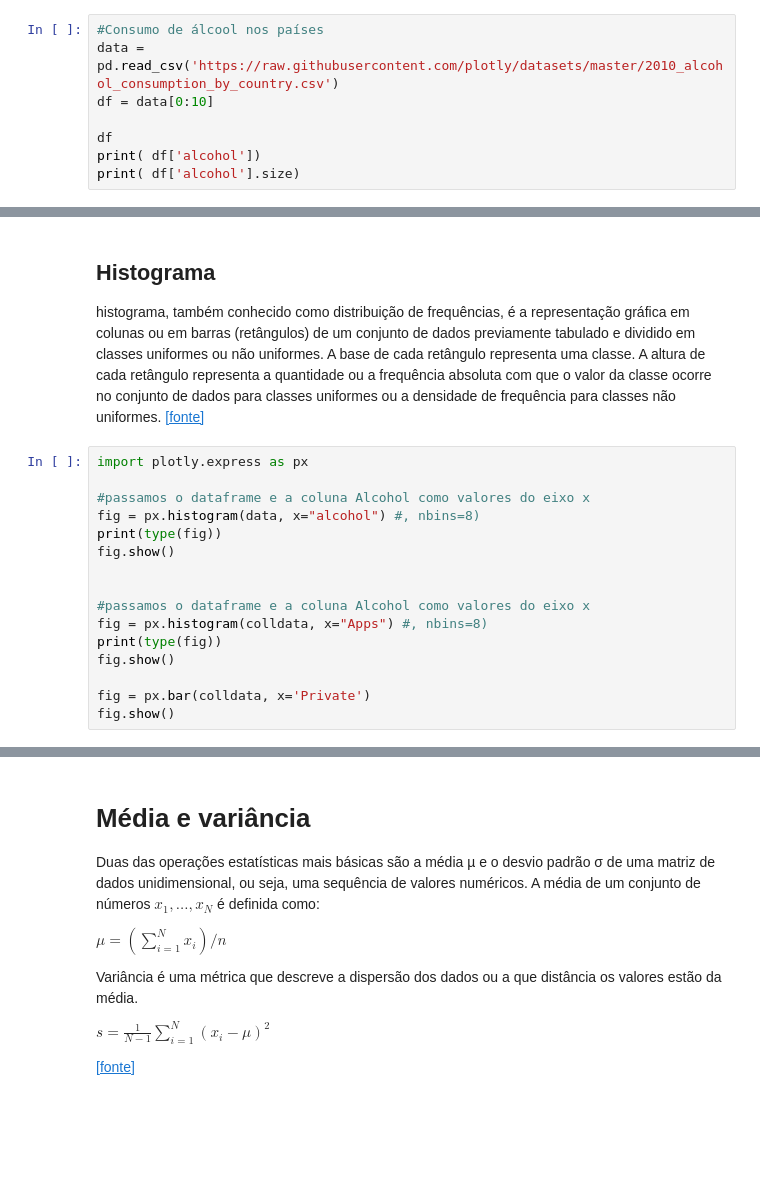
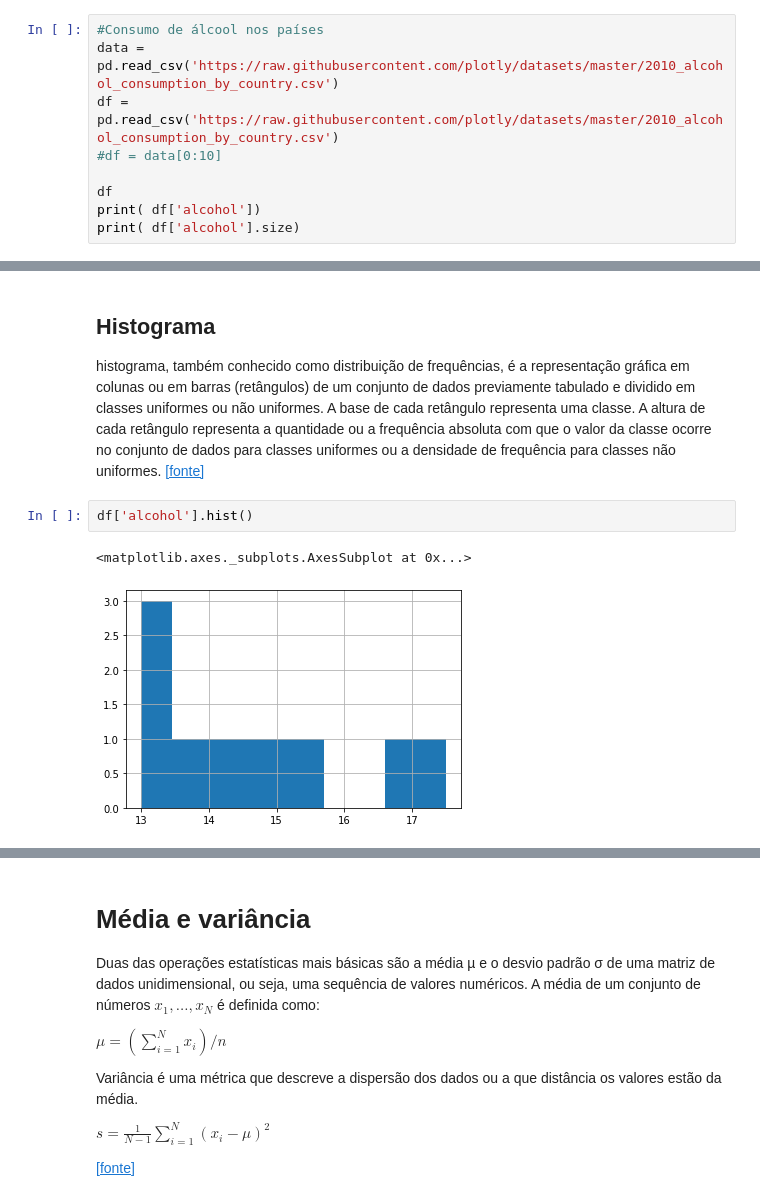
Before and after one commit to JoseCarlos458/10-estatistica, a Jupyter notebook: introducao.ipynb, the cells around one changed output, grey strips where cells are left out. Saved outputs shown, nothing was run; the diff lists cells and outputs as text; blank space fills up the shorter version.

```diff
--- a/introducao.ipynb
+++ b/introducao.ipynb
@@ -15,7 +11,8 @@ import matplotlib.pyplot as plt
 # %%
 #Consumo de álcool nos países
 data = pd.read_csv('https://raw.githubusercontent.com/plotly/datasets/master/2010_alcohol_consumption_by_country.csv')
-df = data[0:10]
+df = pd.read_csv('https://raw.githubusercontent.com/plotly/datasets/master/2010_alcohol_consumption_by_country.csv')
+#df = data[0:10]
 
 df
 print( df['alcohol'])
@@ -45,19 +66,8 @@ print('A amplitude do intervalo é: ', amplitude)
 ## Histograma
 
 histograma, também conhecido como distribuição de frequências, é a representação gráfica em colunas ou em barras (retângulos) de um conjunto de dados previamente tabulado e dividido em classes uniformes ou não uniformes. A base de cada retângulo representa uma classe. A altura de cada retângulo representa a quantidade ou a frequência absoluta com que o valor da classe ocorre no conjunto de dados para classes uniformes ou a densidade de frequência para classes não uniformes. [\[fonte\]](https://books.google.com.br/books?id=-FlCFbIluaQC&printsec=frontcover&hl=pt-BR#v=onepage&q&f=false)
-# %%
-import plotly.express as px
-
-#passamos o dataframe e a coluna Alcohol como valores do eixo x
-fig = px.histogram(data, x="alcohol") #, nbins=8)
-print(type(fig))
-fig.show()
-
-
-#passamos o dataframe e a coluna Alcohol como valores do eixo x
-fig = px.histogram(colldata, x="Apps") #, nbins=8)
-print(type(fig))
-fig.show()
-
-fig = px.bar(colldata, x='Private')
-fig.show()
+# %%
+df['alcohol'].hist()
+# %% [output]
+<matplotlib.axes._subplots.AxesSubplot at 0x...>
+[figure, added]
```
Also changed, not shown: parts of 46 cells of this notebook.
